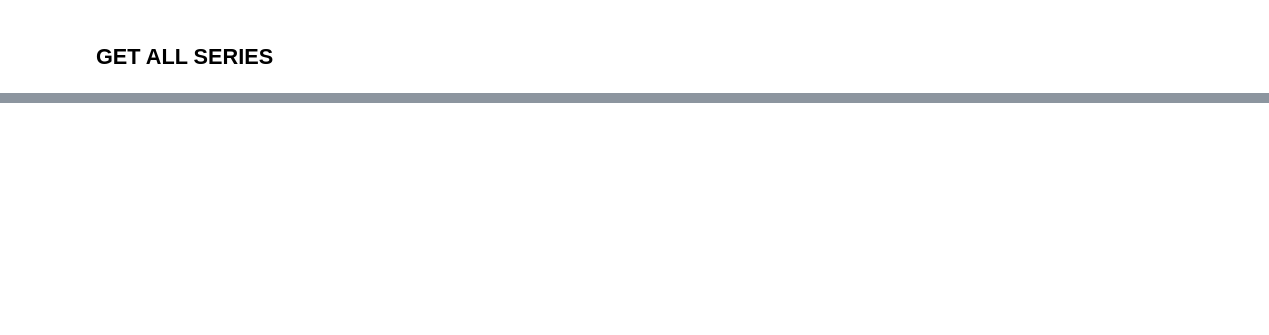
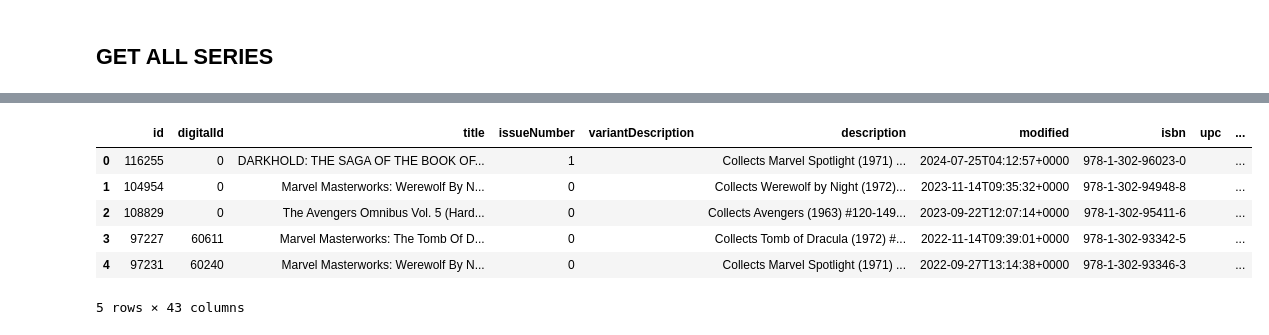
Before and after one commit to thamyrissacamoto/MarvelAPI, a Jupyter notebook: ProjetoFinal.ipynb, the cells around one changed output, grey strips where cells are left out. Drawn from its saved outputs; the diff is of its cells as text; code cells hidden in the pictures; blank space fills up the shorter version.

```diff
--- a/ProjetoFinal.ipynb
+++ b/ProjetoFinal.ipynb
@@ -303,0 +463,21 @@ todos_series.to_csv("TodosSeries.csv")
+# %%
+list_of_ids = [5282,  955,  726, 3791, 3645, 1290, 3112, 3403, 2848, 4210, 5161,  451,
+       2998, 2941, 5160, 4513, 1462, 1362, 3196,  515, 1680,  799,  208, 1669,
+       1502]
+
+i = 0
+for item in list_of_ids:
+  df = get_all_data_faster_specific(specific_story, public_key, private_key, 100, 0, item, "comics")
+  if len(df) == 0:
+    i += 1
+    continue
+  else:
+    i += 1
+    break
+
+for item in list_of_ids[i:]:
+  df = get_all_data_faster_specific(specific_story, public_key, private_key, 100, 0, item, "comics")
+  if len(df) == 0:
+    continue
+  else:
+    df = pd.concat(df, ignore_index=True)
@@ -303,0 +496,16 @@ todos_series.to_csv("TodosSeries.csv")
+# %%
+
+for item in list_of_ids[2:]:
+  aux = get_all_data_specific(specific_story, item, "comics")
+  df = pd.concat([df, aux], ignore_index=True)
+# %%
+df.head()
+#df.to_csv("Creators_Especifico.csv")
+# %% [output]
+|  | id | digitalId | title | issueNumber | variantDescription | description | modified | isbn | upc | ... |
+| 0 | 116255 | 0 | DARKHOLD: THE SAGA OF THE BOOK OF... | 1 |  | Collects Marvel Spotlight (1971) ... | 2024-07-25T04:12:57+0000 | 978-1-302-96023-0 |  | ... |
+| 1 | 104954 | 0 | Marvel Masterworks: Werewolf By N... | 0 |  | Collects Werewolf by Night (1972)... | 2023-11-14T09:35:32+0000 | 978-1-302-94948-8 |  | ... |
+| 2 | 108829 | 0 | The Avengers Omnibus Vol. 5 (Hard... | 0 |  | Collects Avengers (1963) #120-149... | 2023-09-22T12:07:14+0000 | 978-1-302-95411-6 |  | ... |
+| 3 | 97227 | 60611 | Marvel Masterworks: The Tomb Of D... | 0 |  | Collects Tomb of Dracula (1972) #... | 2022-11-14T09:39:01+0000 | 978-1-302-93342-5 |  | ... |
+| 4 | 97231 | 60240 | Marvel Masterworks: Werewolf By N... | 0 |  | Collects Marvel Spotlight (1971) ... | 2022-09-27T13:14:38+0000 | 978-1-302-93346-3 |  | ... |
+5 rows × 43 columns
```
Also changed, not shown: parts of 18 cells of this notebook.
